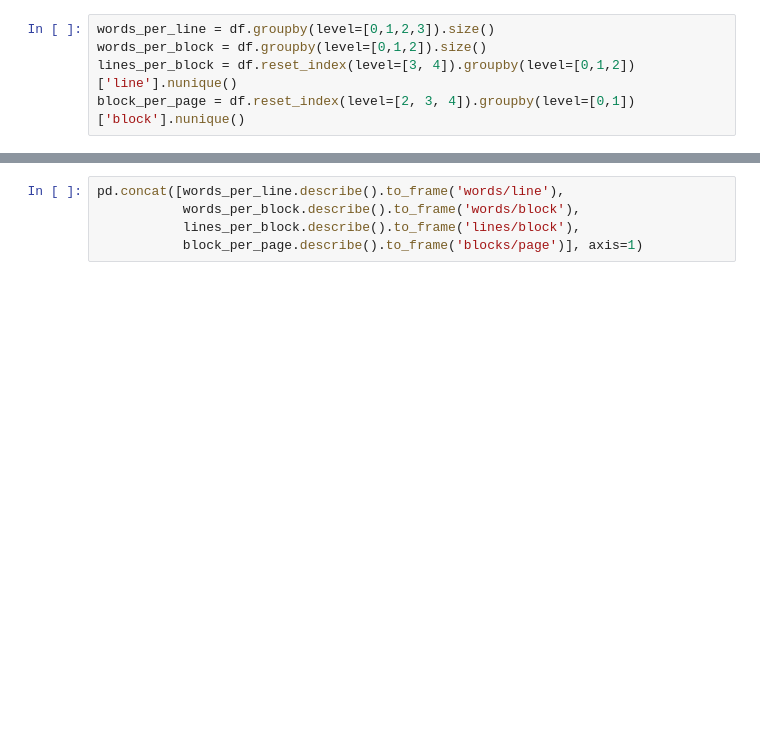
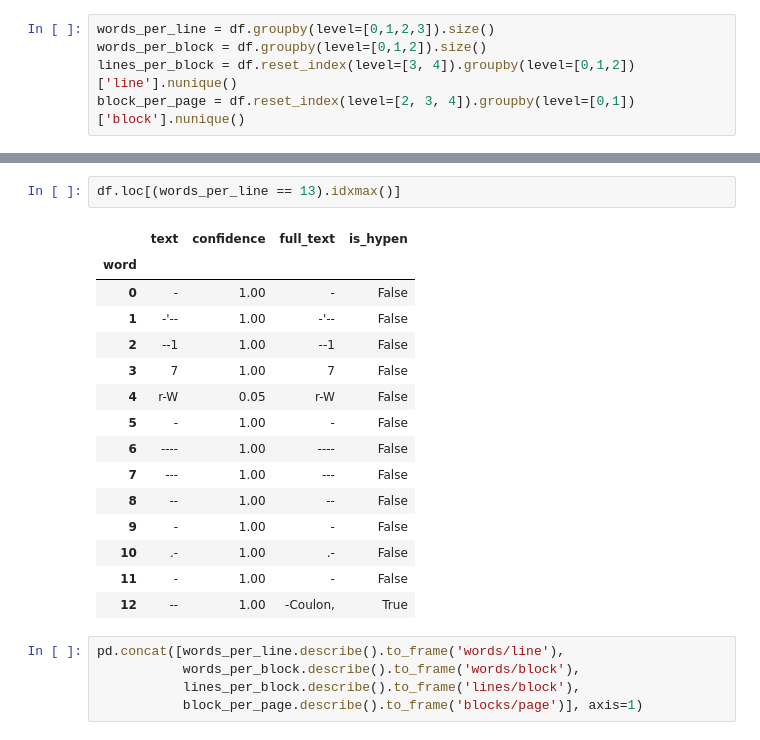
Before and after one commit to adescombes/Richelieu, a Jupyter notebook: Gallica OCR confidence stats.ipynb, the cells around one changed output, grey strips where cells are left out. Drawn from its saved outputs; the diff is of its cells as text; blank space fills up the shorter version.

```diff
--- a/Gallica OCR confidence stats.ipynb
+++ b/Gallica OCR confidence stats.ipynb
@@ -139,3 +174,21 @@ sns.distplot(mean_per_word, kde=False, bins=)
+# %%
+df.loc[(words_per_line == 13).idxmax()]
+# %% [output]
+|  | text | confidence | full_text | is_hypen |
+| word |  |  |  |  |
+| 0 | - | 1.00 | - | False |
+| 1 | -'-- | 1.00 | -'-- | False |
+| 2 | --1 | 1.00 | --1 | False |
+| 3 | 7 | 1.00 | 7 | False |
+| 4 | r-W | 0.05 | r-W | False |
+| 5 | - | 1.00 | - | False |
+| 6 | ---- | 1.00 | ---- | False |
+| 7 | --- | 1.00 | --- | False |
+| 8 | -- | 1.00 | -- | False |
+| 9 | - | 1.00 | - | False |
+| 10 | .- | 1.00 | .- | False |
+| 11 | - | 1.00 | - | False |
+| 12 | -- | 1.00 | -Coulon, | True |
 # %%
 pd.concat([words_per_line.describe().to_frame('words/line'),
            words_per_block.describe().to_frame('words/block'),
```
Also changed, not shown: parts of 10 cells of this notebook.
